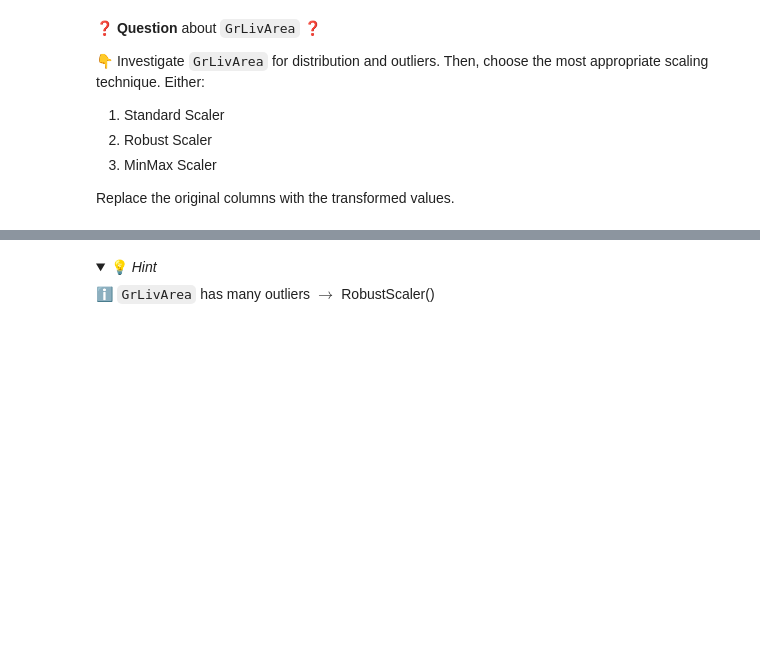
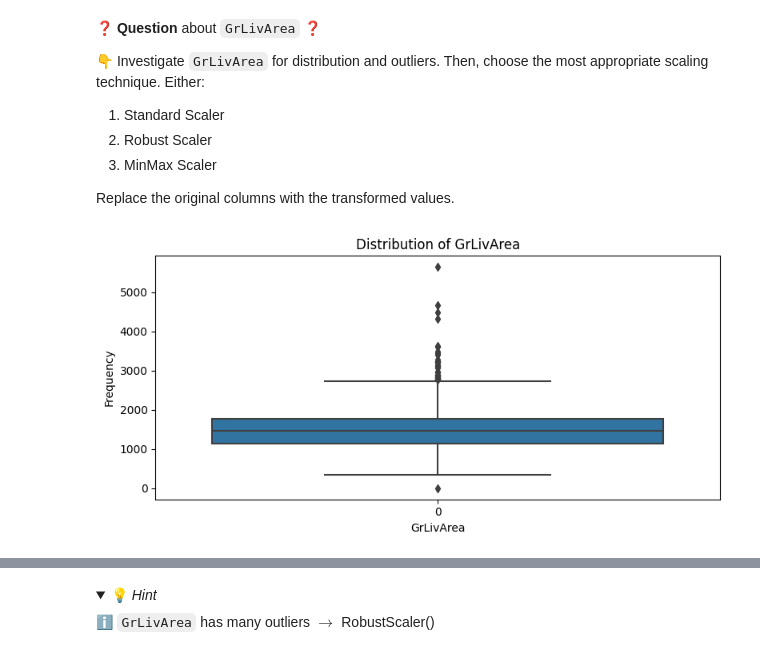
Before and after one commit to hurley27/data-preprocessing-workflow, a Jupyter notebook: Preprocessing-Workflow.ipynb, the cells around one changed output, grey strips where cells are left out. Drawn from its saved outputs; the diff is of its cells as text; code cells hidden in the pictures; folded sections open; blank space fills up the shorter version.

```diff
--- a/Preprocessing-Workflow.ipynb
+++ b/Preprocessing-Workflow.ipynb
@@ -181,0 +365,5 @@ Replace the original columns with the transformed values.
+# %%
+scaler = MinMaxScaler()
+data['RoofSurface'] = scaler.fit_transform(data[['RoofSurface']])
+
+print(data['RoofSurface'].describe())
@@ -201,0 +398,9 @@ Replace the original columns with the transformed values.
+# %%
+plt.figure(figsize=(8, 4))
+sns.boxplot(data['GrLivArea'])
+plt.title("Distribution of GrLivArea")
+plt.xlabel("GrLivArea")
+plt.ylabel("Frequency")
+plt.tight_layout()
+# %% [output]
+[figure, added]
```
Also changed, not shown: parts of 40 cells of this notebook, 3 other files.
